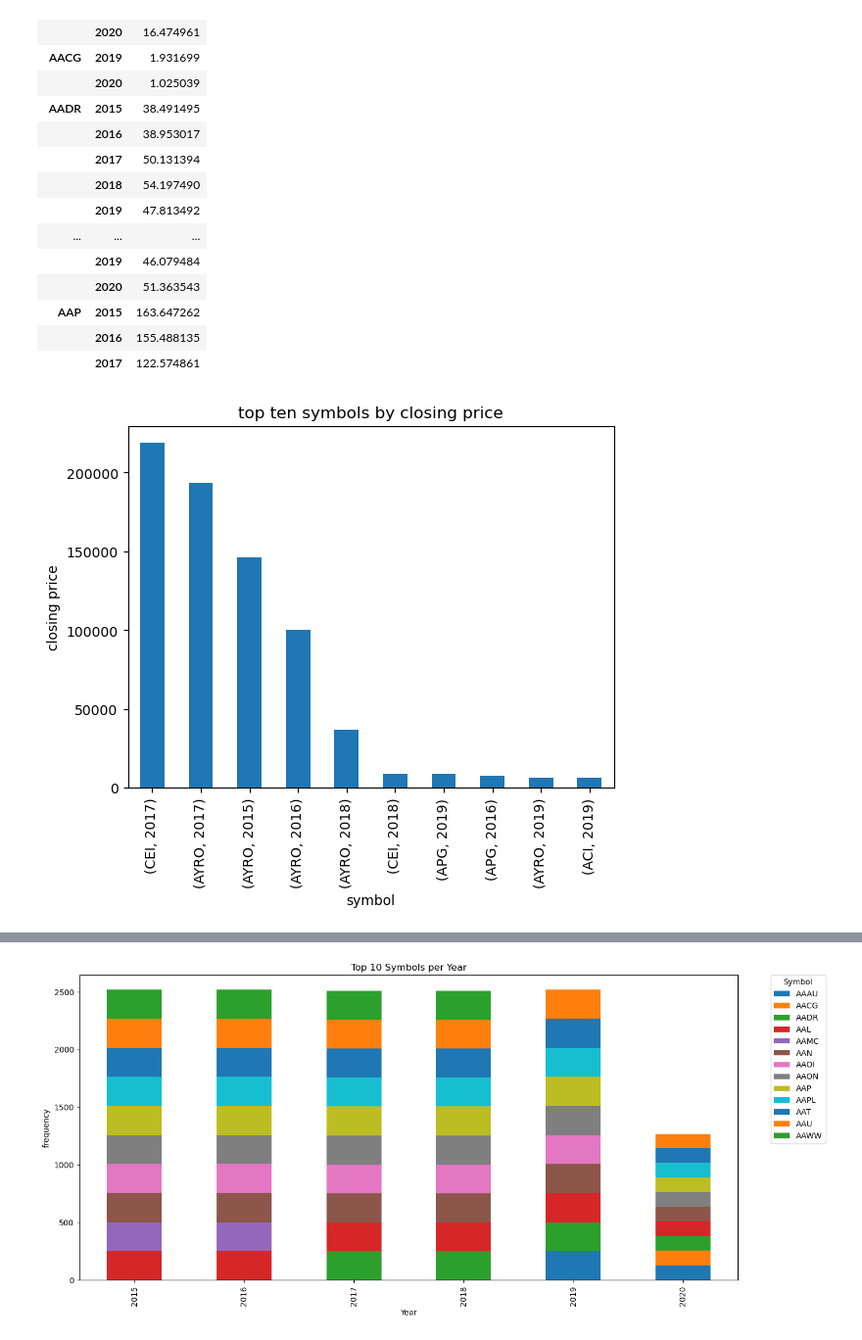
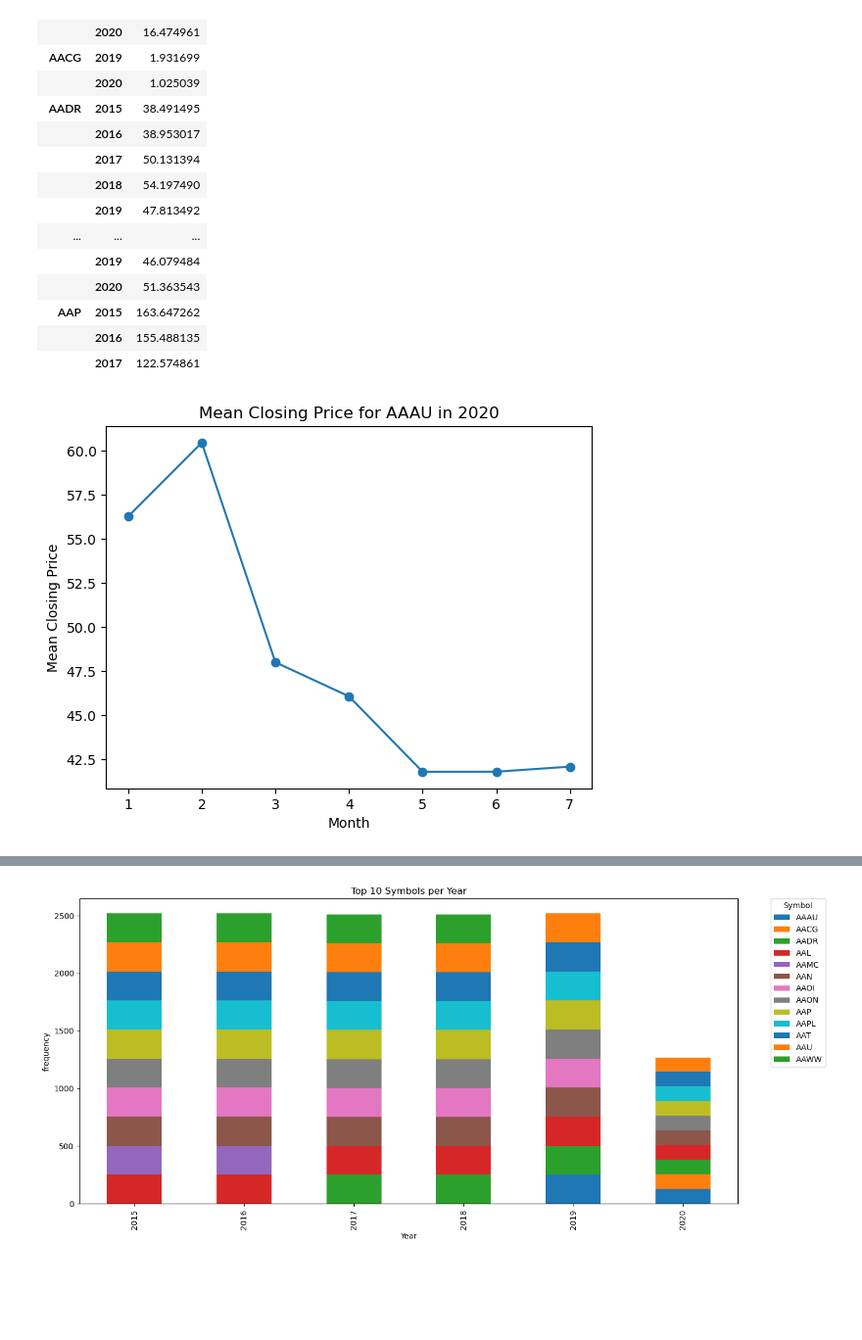
Before and after one commit to neginkanani/Project-1, a Jupyter notebook: Aissa/vizualization/Aissa_VIS.ipynb, the cells around one changed output, grey strips where cells are left out. Shown at 98% size. Drawn from its saved outputs; the diff is of its cells as text; code cells hidden in the pictures; blank space fills up the shorter version.

Commit message:
updated visualization

```diff
--- a/Aissa/vizualization/Aissa_VIS.ipynb
+++ b/Aissa/vizualization/Aissa_VIS.ipynb
@@ -66,14 +67,20 @@ avg.head(50)
 | AAP | 2015 | 163.647262 |
 |  | 2016 | 155.488135 |
 |  | 2017 | 122.574861 |
-# %%
-#Top 10 symbols per closing price
-
-top_ten.plot(kind='bar')
-plt.title('top ten symbols by closing price')
-plt.xlabel('symbol')
-plt.ylabel('closing price')
-plt.savefig("../top_10_avg_close.png")
-plt.show()
-# %% [output]
-[figure, removed]
+# %%
+import matplotlib.pyplot as plt
+
+# Filter the data to include only data for the year 2020
+df_2020 = df[df['year'] == 2020]
+
+# Calculate the mean closing price for each month in 2020
+mean_closing_price_2020 = df_2020.groupby('month')['close'].mean()
+
+# Plot the mean closing price for each month in 2020
+plt.plot(mean_closing_price_2020.index, mean_closing_price_2020.values, '-o')
+plt.xlabel('Month')
+plt.ylabel('Mean Closing Price')
+plt.title('Mean Closing Price for AAAU in 2020')
+plt.show()
+# %% [output]
+[figure, added]
```
Also changed, not shown: parts of 11 cells of this notebook.
